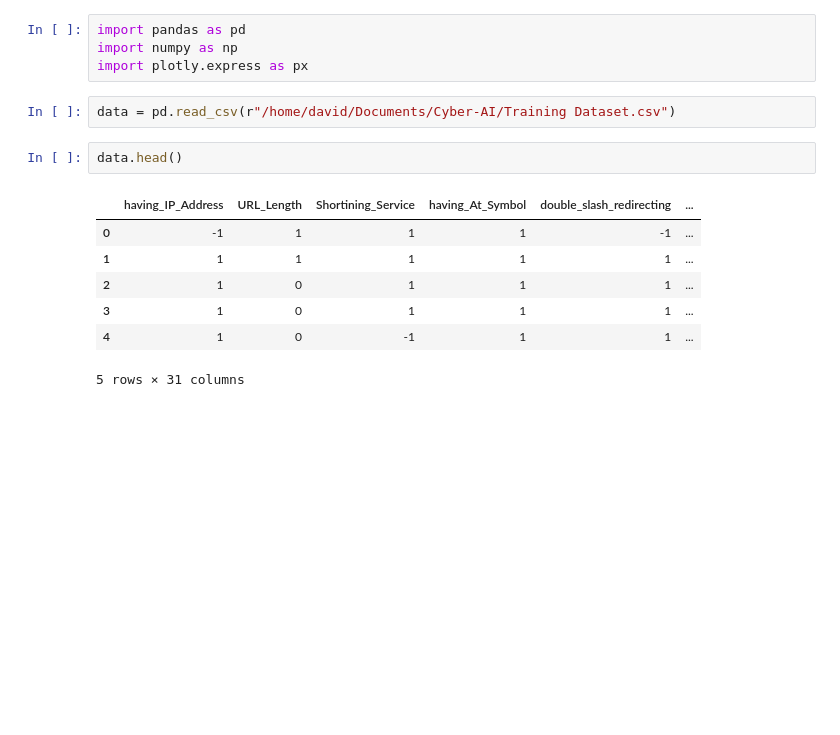
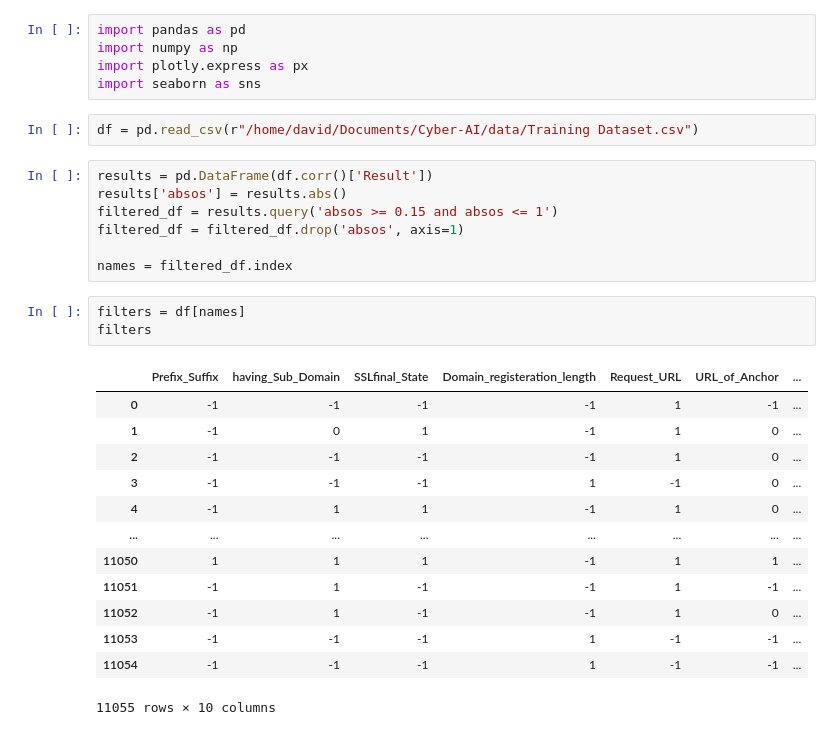
Before and after one commit to Gaulgeous/Cyber-AI, a Jupyter notebook: cyber_ai/miniproject.ipynb, the cells around one changed output. Drawn from its saved outputs; the diff is of its cells as text; blank space fills up the shorter version.

```diff
--- a/cyber_ai/miniproject.ipynb
+++ b/cyber_ai/miniproject.ipynb
@@ -2,15 +2,30 @@
 import pandas as pd
 import numpy as np
 import plotly.express as px
+import seaborn as sns
 # %%
-data = pd.read_csv(r"/home/david/Documents/Cyber-AI/Training Dataset.csv")
+df = pd.read_csv(r"/home/david/Documents/Cyber-AI/data/Training Dataset.csv")
-# %%
-data.head()
-# %% [output]
-|  | having_IP_Address | URL_Length | Shortining_Service | having_At_Symbol | double_slash_redirecting | ... |
-| 0 | -1 | 1 | 1 | 1 | -1 | ... |
-| 1 | 1 | 1 | 1 | 1 | 1 | ... |
-| 2 | 1 | 0 | 1 | 1 | 1 | ... |
-| 3 | 1 | 0 | 1 | 1 | 1 | ... |
-| 4 | 1 | 0 | -1 | 1 | 1 | ... |
-5 rows × 31 columns
+# %%
+results = pd.DataFrame(df.corr()['Result'])
+results['absos'] = results.abs()
+filtered_df = results.query('absos >= 0.15 and absos <= 1')
+filtered_df = filtered_df.drop('absos', axis=1)
+
+names = filtered_df.index
+# %%
+filters = df[names]
+filters
+# %% [output]
+|  | Prefix_Suffix | having_Sub_Domain | SSLfinal_State | Domain_registeration_length | Request_URL | URL_of_Anchor | ... |
+| 0 | -1 | -1 | -1 | -1 | 1 | -1 | ... |
+| 1 | -1 | 0 | 1 | -1 | 1 | 0 | ... |
+| 2 | -1 | -1 | -1 | -1 | 1 | 0 | ... |
+| 3 | -1 | -1 | -1 | 1 | -1 | 0 | ... |
+| 4 | -1 | 1 | 1 | -1 | 1 | 0 | ... |
+| ... | ... | ... | ... | ... | ... | ... | ... |
+| 11050 | 1 | 1 | 1 | -1 | 1 | 1 | ... |
+| 11051 | -1 | 1 | -1 | -1 | 1 | -1 | ... |
+| 11052 | -1 | 1 | -1 | -1 | 1 | 0 | ... |
+| 11053 | -1 | -1 | -1 | 1 | -1 | -1 | ... |
+| 11054 | -1 | -1 | -1 | 1 | -1 | -1 | ... |
+11055 rows × 10 columns
```
Also changed, not shown: parts of 4 cells of this notebook, 2 other files.
